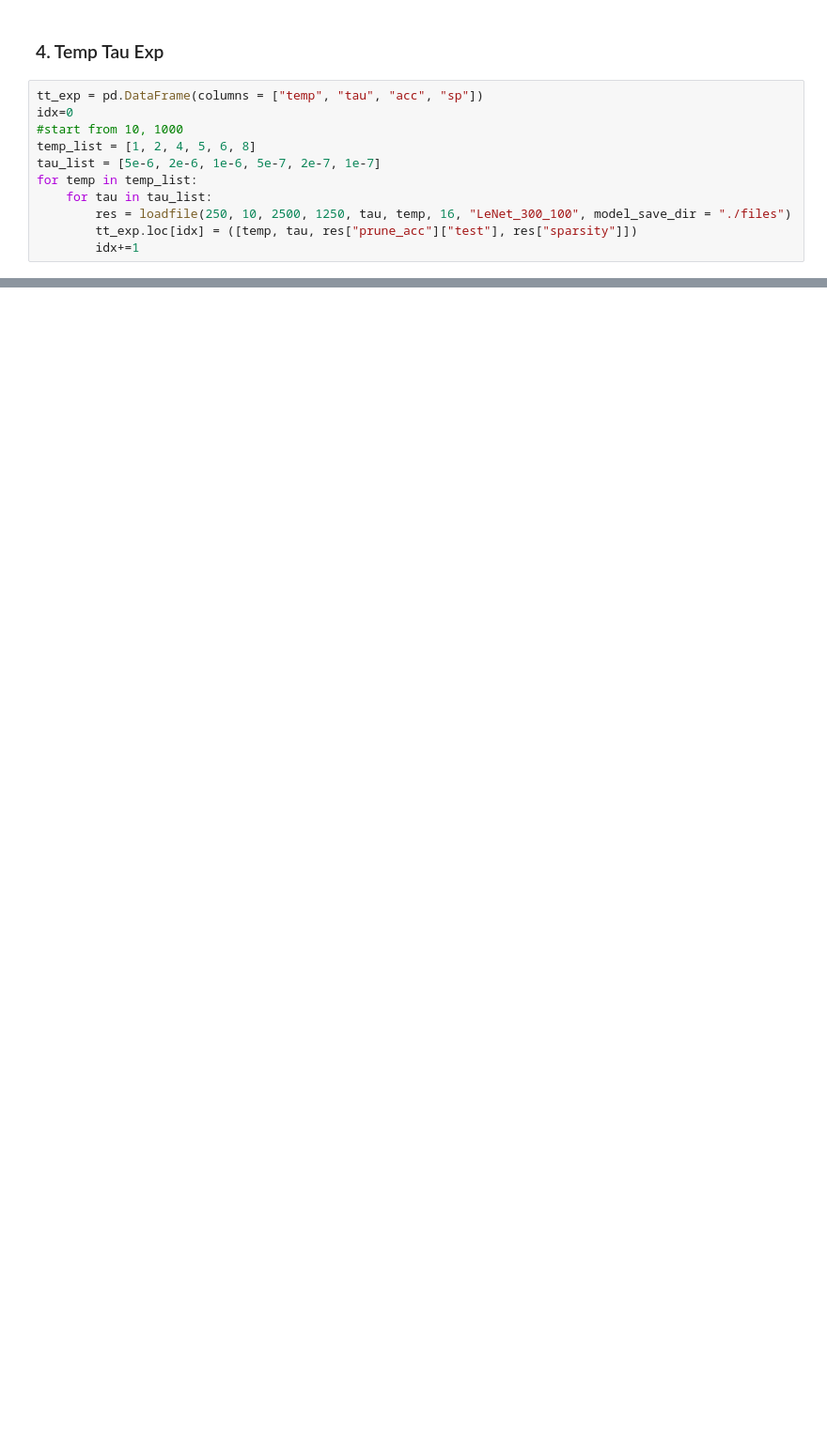
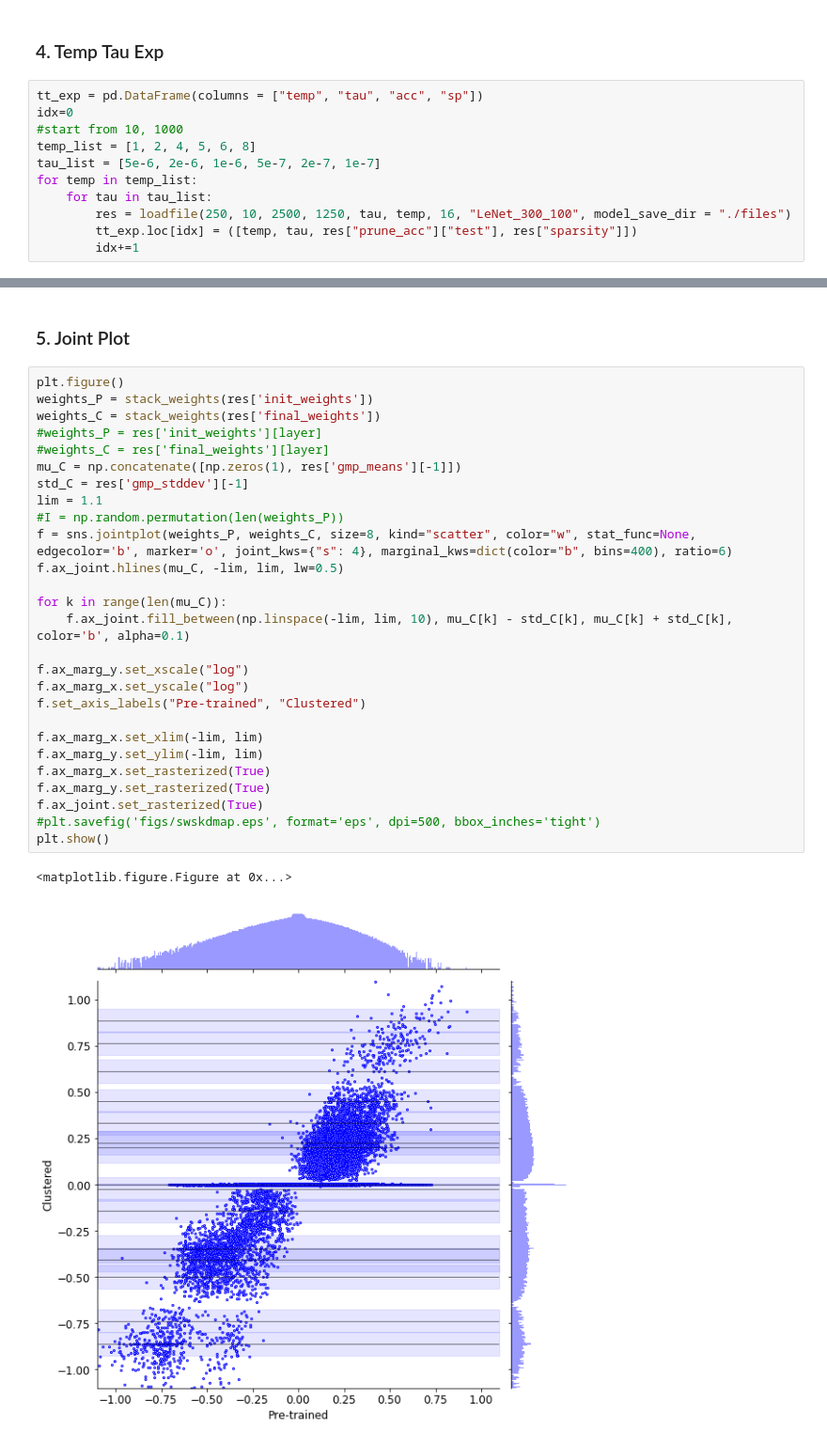
Before and after one commit to okz12/NN_compression, a Jupyter notebook: writeup/vastkd/kdmse_plot.ipynb, the cells around one changed output, grey strips where cells are left out. Shown at 94% size. Cells and saved outputs as stored; diff of their text form; blank space fills up the shorter version.

```diff
--- a/writeup/vastkd/kdmse_plot.ipynb
+++ b/writeup/vastkd/kdmse_plot.ipynb
@@ -112,0 +163,32 @@ tt_exp.query("sp > 97.2 and acc > 97.2")
+# %% [markdown]
+### 5. Joint Plot
+# %%
+plt.figure()
+weights_P = stack_weights(res['init_weights'])
+weights_C = stack_weights(res['final_weights'])
+#weights_P = res['init_weights'][layer]
+#weights_C = res['final_weights'][layer]
+mu_C = np.concatenate([np.zeros(1), res['gmp_means'][-1]])
+std_C = res['gmp_stddev'][-1]
+lim = 1.1
+#I = np.random.permutation(len(weights_P))
+f = sns.jointplot(weights_P, weights_C, size=8, kind="scatter", color="w", stat_func=None, edgecolor='b', marker='o', joint_kws={"s": 4}, marginal_kws=dict(color="b", bins=400), ratio=6)
+f.ax_joint.hlines(mu_C, -lim, lim, lw=0.5)
+
+for k in range(len(mu_C)):
+    f.ax_joint.fill_between(np.linspace(-lim, lim, 10), mu_C[k] - std_C[k], mu_C[k] + std_C[k], color='b', alpha=0.1)
+
+f.ax_marg_y.set_xscale("log")
+f.ax_marg_x.set_yscale("log")
+f.set_axis_labels("Pre-trained", "Clustered")
+
+f.ax_marg_x.set_xlim(-lim, lim)
+f.ax_marg_y.set_ylim(-lim, lim)
+f.ax_marg_x.set_rasterized(True)
+f.ax_marg_y.set_rasterized(True)
+f.ax_joint.set_rasterized(True)
+#plt.savefig('figs/swskdmap.eps', format='eps', dpi=500, bbox_inches='tight')
+plt.show()
+# %% [output]
+<matplotlib.figure.Figure at 0x...>
+[figure, added]
```
Also changed, not shown: parts of 7 cells of this notebook, 4 other files.
